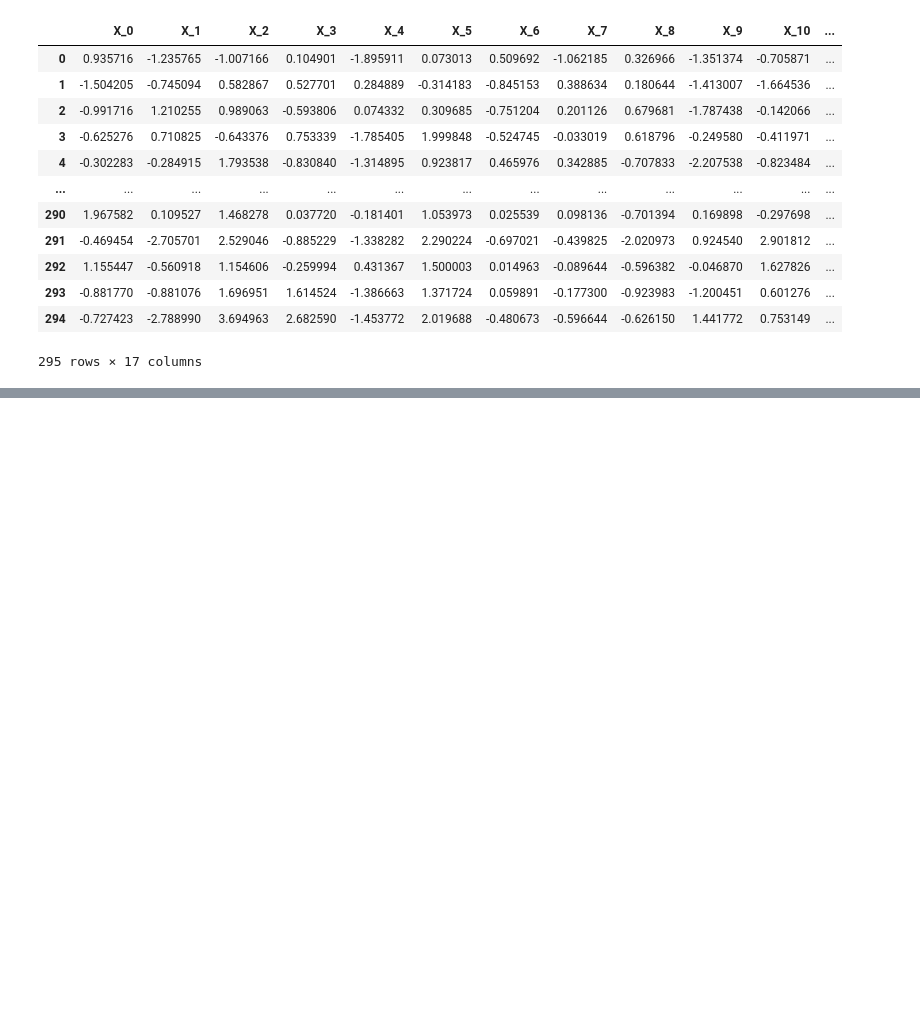
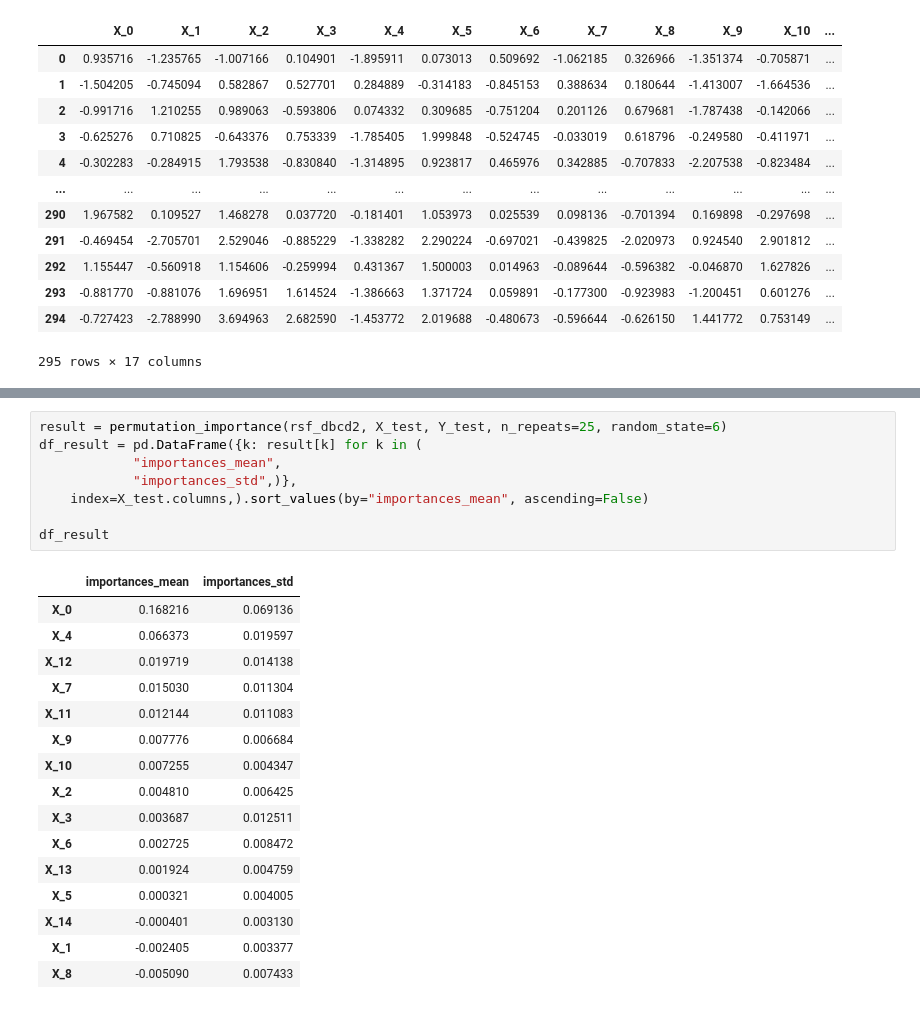
Before and after one commit to utihamartiwi/Mapper-for-high-dimensiona-survival-analysis, a Jupyter notebook: Eksperiment_PCA_&_Anfak_DBCD.ipynb, the cells around one changed output, grey strips where cells are left out. Drawn from its saved outputs; the diff is of its cells as text; blank space fills up the shorter version.

```diff
--- a/Eksperiment_PCA_&_Anfak_DBCD.ipynb
+++ b/Eksperiment_PCA_&_Anfak_DBCD.ipynb
@@ -445,0 +465,25 @@ C-Index =  0.7995991983967936
+# %%
+result = permutation_importance(rsf_dbcd2, X_test, Y_test, n_repeats=25, random_state=6)
+df_result = pd.DataFrame({k: result[k] for k in (
+            "importances_mean",
+            "importances_std",)},
+    index=X_test.columns,).sort_values(by="importances_mean", ascending=False)
+
+df_result
+# %% [output]
+|  | importances_mean | importances_std |
+| X_0 | 0.168216 | 0.069136 |
+| X_4 | 0.066373 | 0.019597 |
+| X_12 | 0.019719 | 0.014138 |
+| X_7 | 0.015030 | 0.011304 |
+| X_11 | 0.012144 | 0.011083 |
+| X_9 | 0.007776 | 0.006684 |
+| X_10 | 0.007255 | 0.004347 |
+| X_2 | 0.004810 | 0.006425 |
+| X_3 | 0.003687 | 0.012511 |
+| X_6 | 0.002725 | 0.008472 |
+| X_13 | 0.001924 | 0.004759 |
+| X_5 | 0.000321 | 0.004005 |
+| X_14 | -0.000401 | 0.003130 |
+| X_1 | -0.002405 | 0.003377 |
+| X_8 | -0.005090 | 0.007433 |
```
Also changed, not shown: parts of 17 cells of this notebook, 2 other files.
